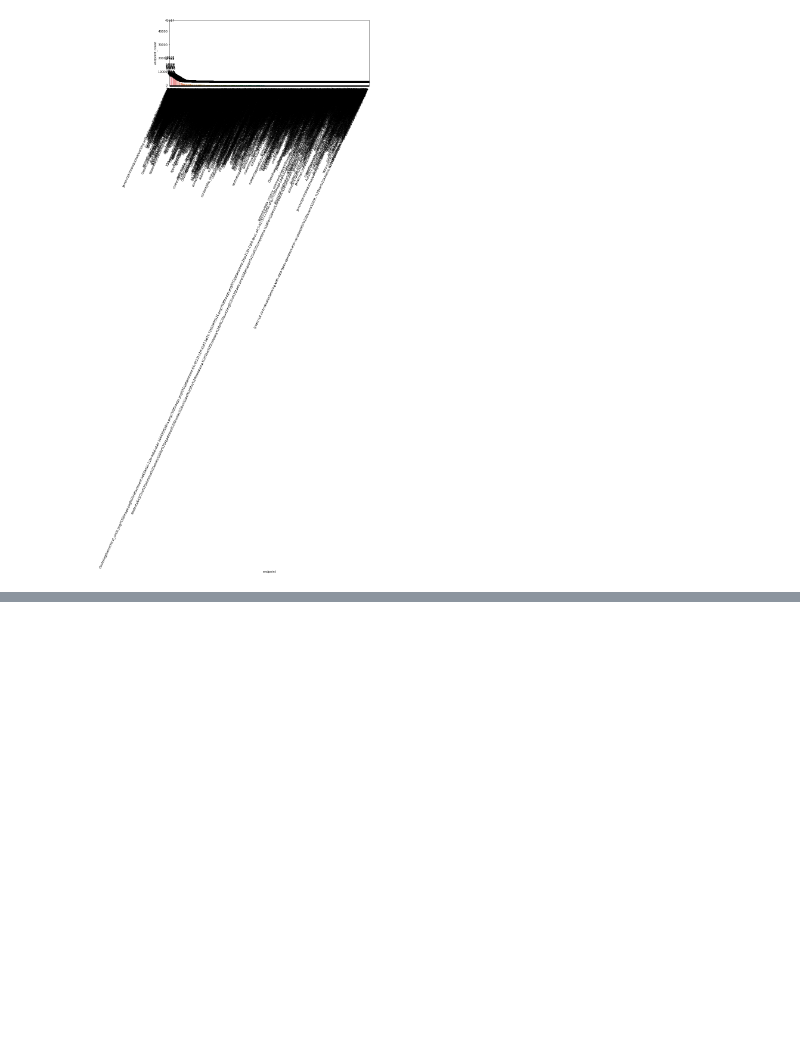
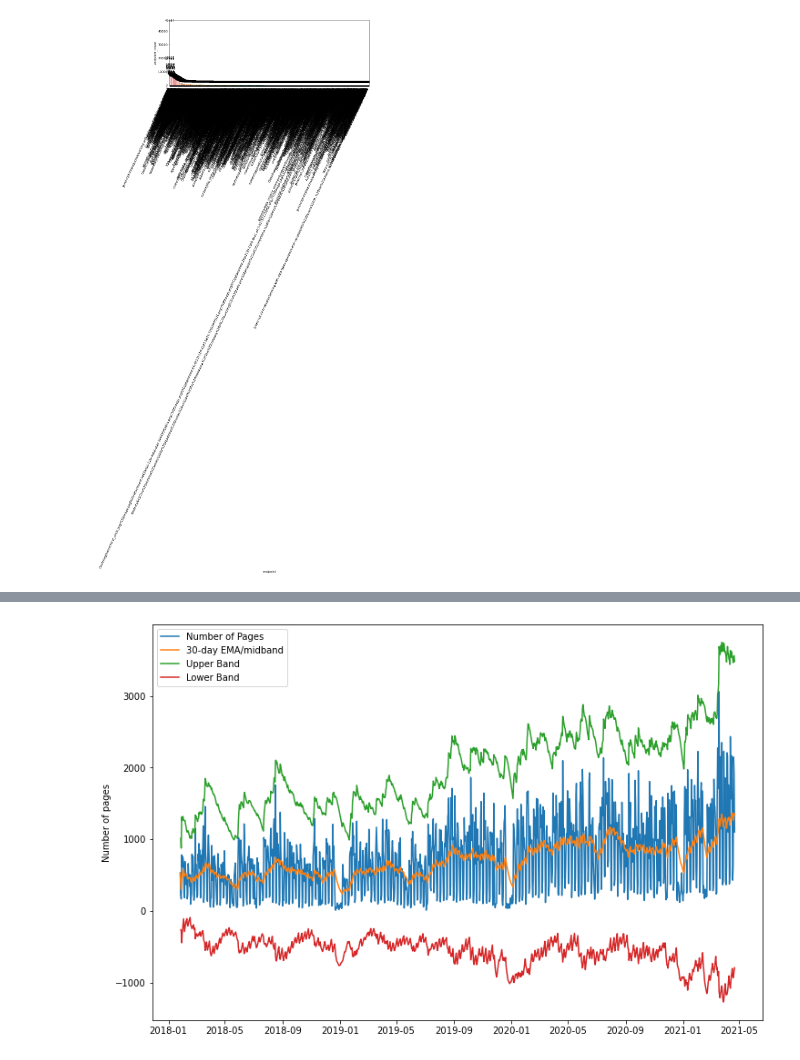
Before and after one commit to naqvi-and-vu/anomaly-detection-project, a Jupyter notebook: anna_scatchbook.ipynb, the cells around one changed output, grey strips where cells are left out. Cells and saved outputs as stored; diff of their text form; code cells hidden in the pictures; blank space fills up the shorter version.

```diff
--- a/anna_scatchbook.ipynb
+++ b/anna_scatchbook.ipynb
@@ -634,0 +1060,4 @@ for p in splot.patches:
+# %%
+stdev = pages.ewm(span=span).std()
+
+stdev.head()
@@ -634,0 +1072,4 @@ for p in splot.patches:
+# %%
+ub = midband + stdev*3
+lb = midband - stdev*3
+ub
@@ -634,0 +1106,5 @@ for p in splot.patches:
+# %%
+bb = pd.concat([ub, lb], axis=1)
+
+bb.columns = ['ub', 'lb']
+bb.head()
@@ -634,0 +1119,4 @@ for p in splot.patches:
+# %%
+my_df = pd.concat([pages, midband, bb], axis=1)
+my_df.columns = ['pages', 'midband', 'ub', 'lb']
+my_df.head()
@@ -634,0 +1131,15 @@ for p in splot.patches:
+# %%
+fig, ax = plt.subplots(figsize=(12,8))
+
+ax.plot(my_df.index, my_df.pages, label='Number of Pages')
+
+ax.plot(my_df.index, my_df.midband, label = '30-day EMA/midband')
+ax.plot(my_df.index, my_df.ub, label = 'Upper Band')
+ax.plot(my_df.index, my_df.lb, label = 'Lower Band')
+
+ax.legend(loc='best')
+ax.set_ylabel('Number of pages')
+
+plt.show()
+# %% [output]
+[figure, added]
```
Also changed, not shown: parts of 85 cells of this notebook.
